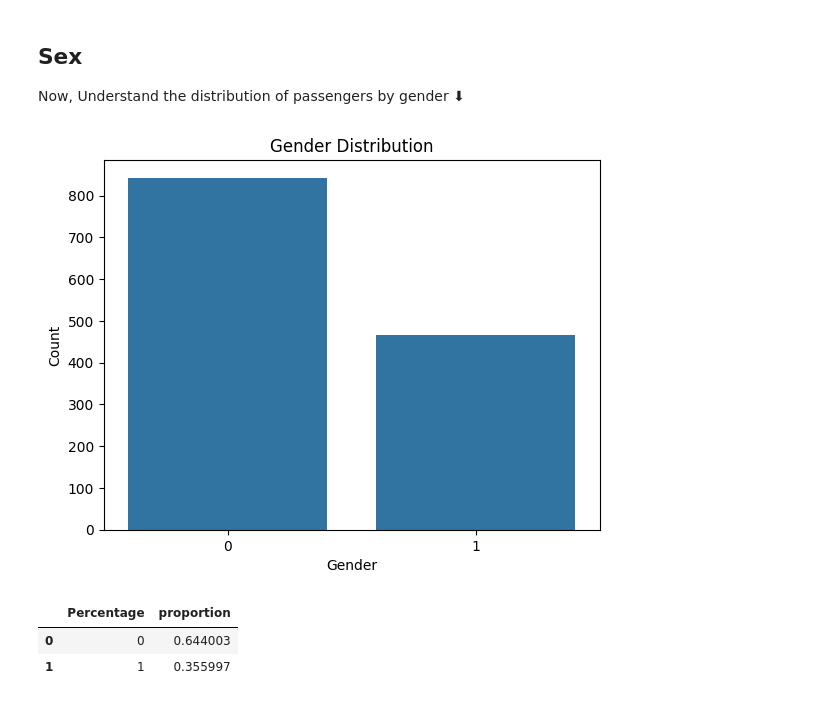
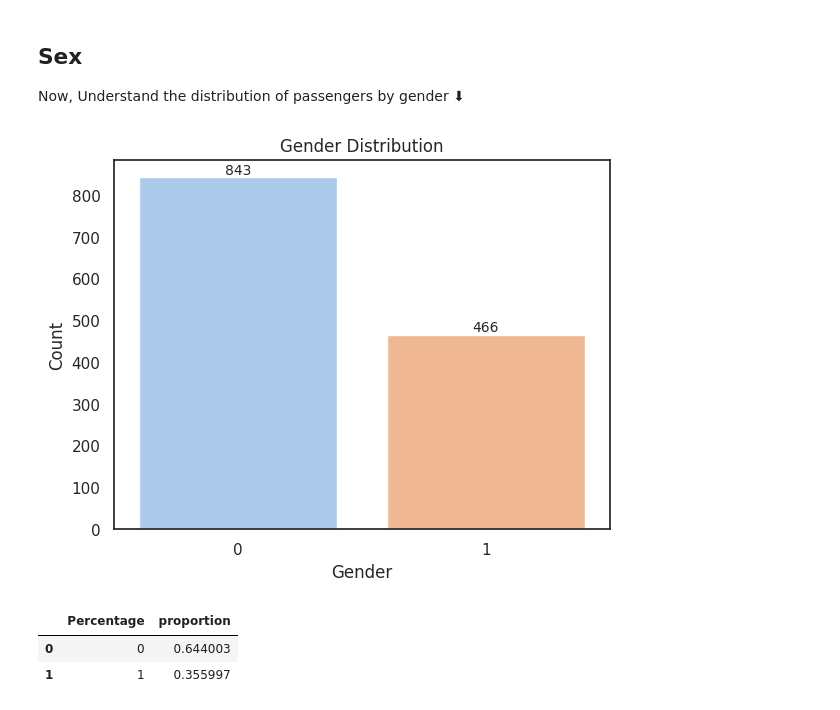
Before and after one commit to Mari-Mik/Predicting-Titanic-Survivors-Using-Machine-Learning, a Jupyter notebook: Predicting_Titanic_Survivors_Using_Machine_Learning_.ipynb, the cells around one changed output. Saved outputs shown, nothing was run; the diff lists cells and outputs as text; code cells hidden in the pictures.

```diff
--- a/Predicting_Titanic_Survivors_Using_Machine_Learning_.ipynb
+++ b/Predicting_Titanic_Survivors_Using_Machine_Learning_.ipynb
@@ -343,7 +343,9 @@ df['Survived'].value_counts()
 | 1 | 500 |
 dtype: int64
 # %%
-sns.countplot(x = 'Survived', data =df)
+surv = sns.countplot(x = 'Survived', data =df, palette = 'Set1')
+for i in surv.containers:
+    surv.bar_label(i, label = 'edge', fontsize =10)
 plt.title('Survival Count')
 plt.xticks([0,1], ['Did not survive', 'Survived'])
 plt.show()
@@ -366,8 +380,10 @@ This means, that survival rate is 38.2%
 ## Pclass
 Now, examine next variable and understand how passengers are distributed accross the three passenger classes.
 # %%
-from typing import Sequence
-sns.countplot(x = 'Pclass', data = df, order = [1,2,3])
+warnings.filterwarnings('ignore')
+pclass_plot = sns.countplot(x = 'Pclass', data = df, order = [1,2,3], palette = 'Set3')
+for i in pclass_plot.containers:
+    pclass_plot.bar_label(i, label='edge', fontsize =10 )
 plt.title('Passenger Class Distribution')
 plt.xlabel('PClass')
 plt.ylabel('Count')
@@ -398,13 +414,15 @@ plt.show()
 ## Sex
 Now, Understand the distribution of passengers by gender ⬇
 # %%
-sns.countplot(x = 'Sex', data = df)
+sex_plot = sns.countplot(x = 'Sex', data = df, palette = 'pastel')
+for i in sex_plot.containers:
+    sex_plot.bar_label(i, label ='edge', fontsize =10)
 plt.title ('Gender Distribution')
 plt.xlabel('Gender')
 plt.ylabel('Count')
 plt.show()
 # %% [output]
-[figure, old version]
+[figure, new version]
 # %%
 df['Sex'].value_counts(normalize=True).reset_index().rename(
     columns={'index': 'Sex', 'Sex': 'Percentage'})
```
Also changed, not shown: parts of 16 cells of this notebook.
